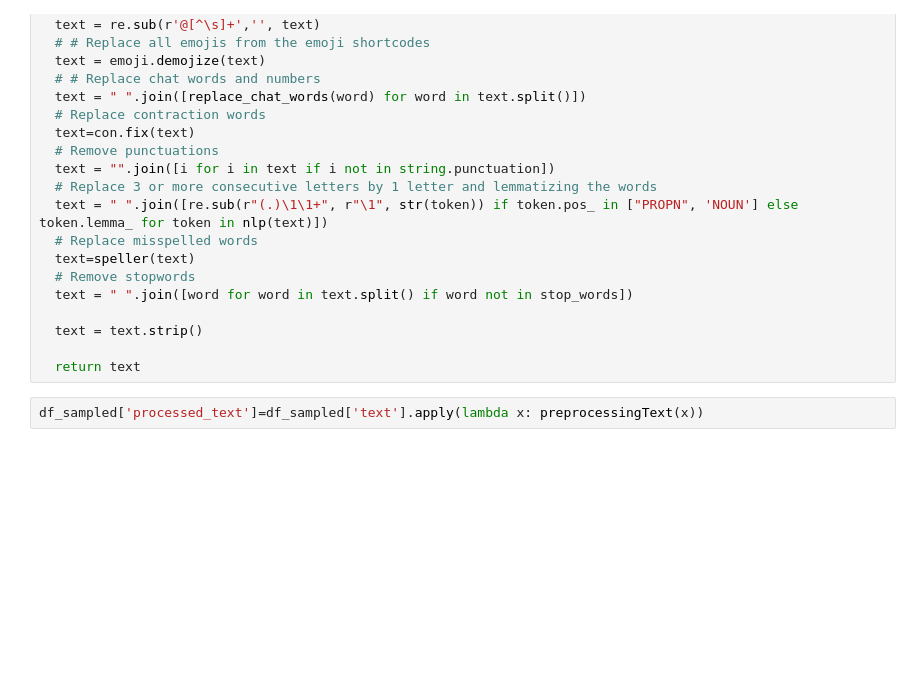
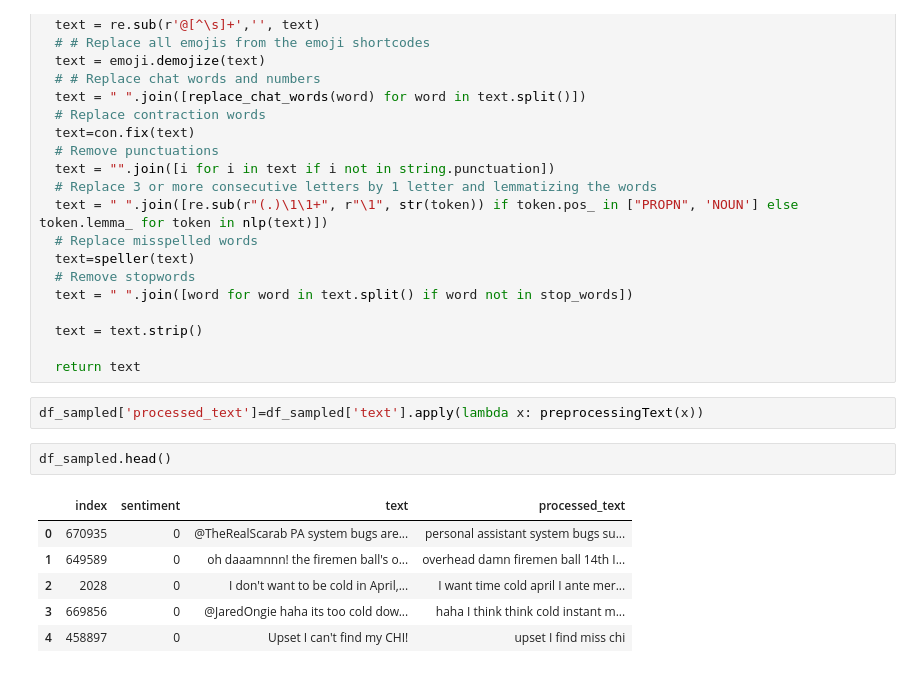
Before and after one commit to XSong1024/CS5344, a Jupyter notebook: twitter_sentiment_analysis.ipynb, the cells around one changed output. Drawn from its saved outputs; the diff is of its cells as text; blank space fills up the shorter version.

Commit message:
processed

```diff
--- a/twitter_sentiment_analysis.ipynb
+++ b/twitter_sentiment_analysis.ipynb
@@ -172,3 +172,12 @@ def preprocessingText(text):
   return text
 # %%
 df_sampled['processed_text']=df_sampled['text'].apply(lambda x: preprocessingText(x))
+# %%
+df_sampled.head()
+# %% [output]
+|  | index | sentiment | text | processed_text |
+| 0 | 670935 | 0 | @TheRealScarab PA system bugs are... | personal assistant system bugs su... |
+| 1 | 649589 | 0 | oh daaamnnn! the firemen ball's o... | overhead damn firemen ball 14th I... |
+| 2 | 2028 | 0 | I don't want to be cold in April,... | I want time cold april I ante mer... |
+| 3 | 669856 | 0 | @JaredOngie haha its too cold dow... | haha I think think cold instant m... |
+| 4 | 458897 | 0 | Upset I can't find my CHI! | upset I find miss chi |
```
